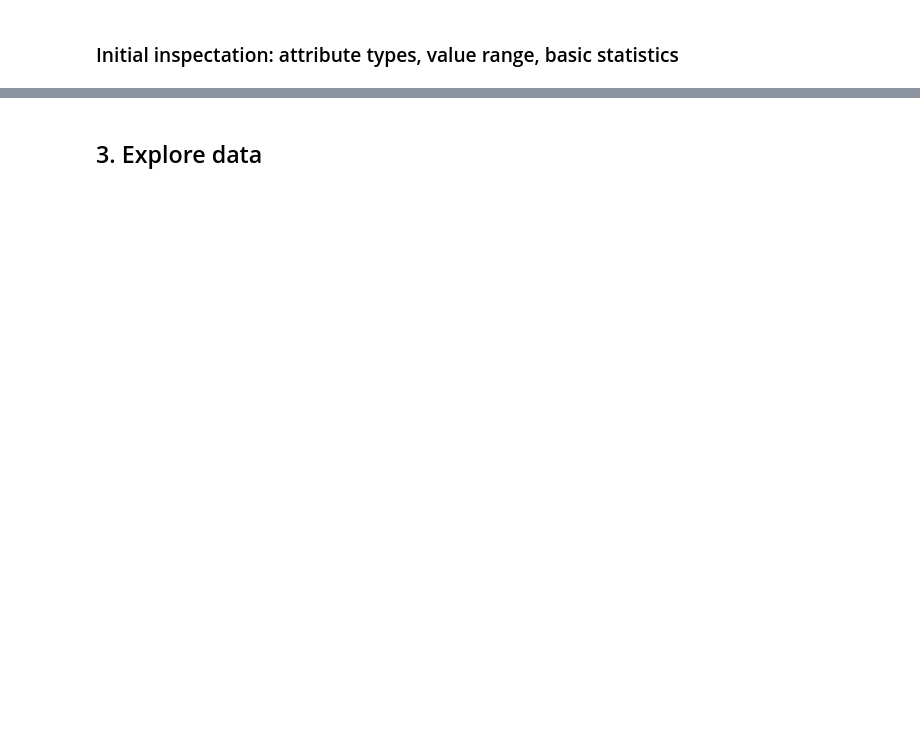
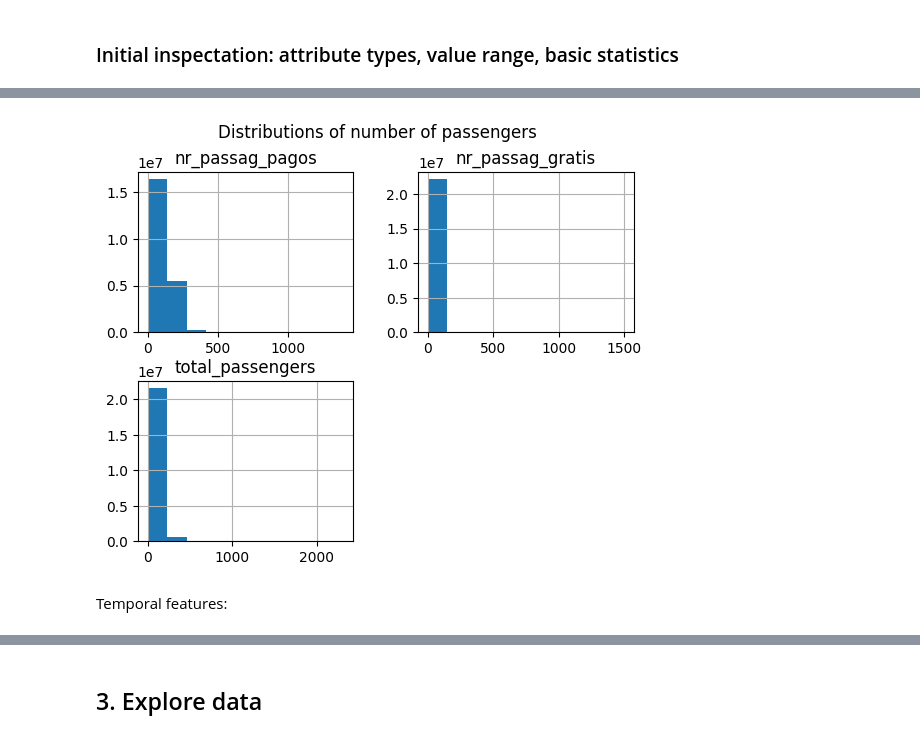
Before and after one commit to SavIvan24/Predicting-Monthly-Passenger-Air-Traffic-in-Brazil, a Jupyter notebook: data_understanding.ipynb, the cells around one changed output, grey strips where cells are left out. Drawn from its saved outputs; the diff is of its cells as text; code cells hidden in the pictures; blank space fills up the shorter version.

```diff
--- a/data_understanding.ipynb
+++ b/data_understanding.ipynb
@@ -175,0 +208,15 @@ df.head()
+# %%
+chunk_size = 100000
+chunks = []
+
+reader = pd.read_csv(
+    'anac_brazil.csv',
+    usecols=['nr_passag_pagos', 'nr_passag_gratis'],
+    chunksize=chunk_size
+)
+
+for chunk in reader:
+    chunk['total_passengers'] = chunk['nr_passag_pagos'] + chunk['nr_passag_gratis']
+    chunks.append(chunk)
+
+passengers = pd.concat(chunks, ignore_index=True)
@@ -175,0 +235,8 @@ df.head()
+# %%
+passengers.hist()
+plt.suptitle("Distributions of number of passengers")
+plt.show()
+# %% [output]
+[figure, added]
+# %% [markdown]
+Temporal features:
```
Also changed, not shown: parts of 42 cells of this notebook.
